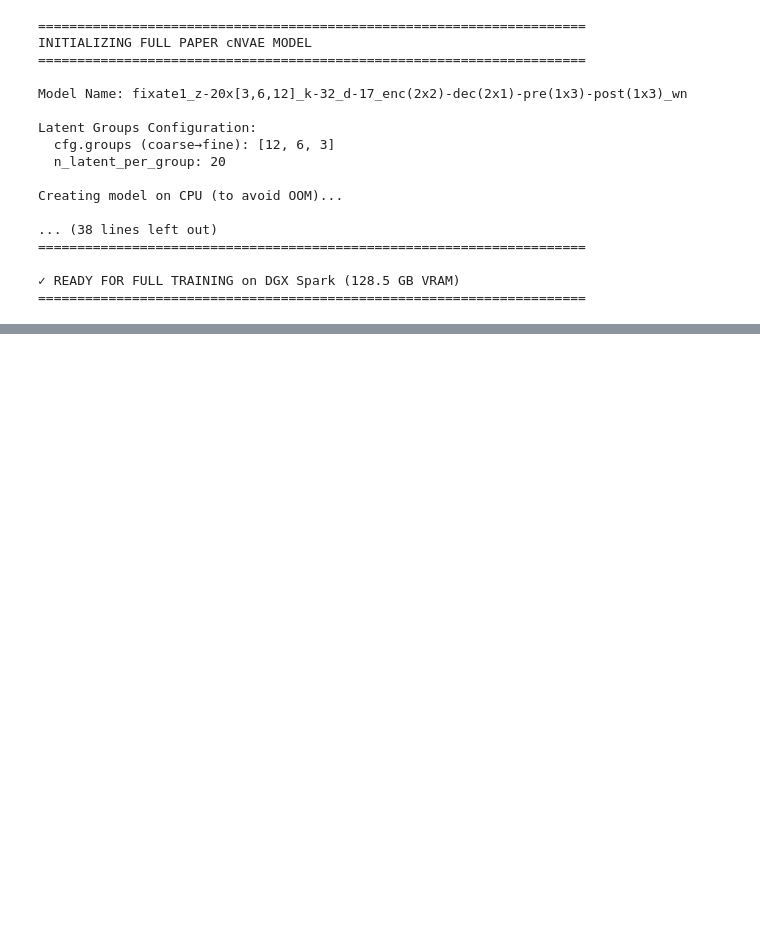
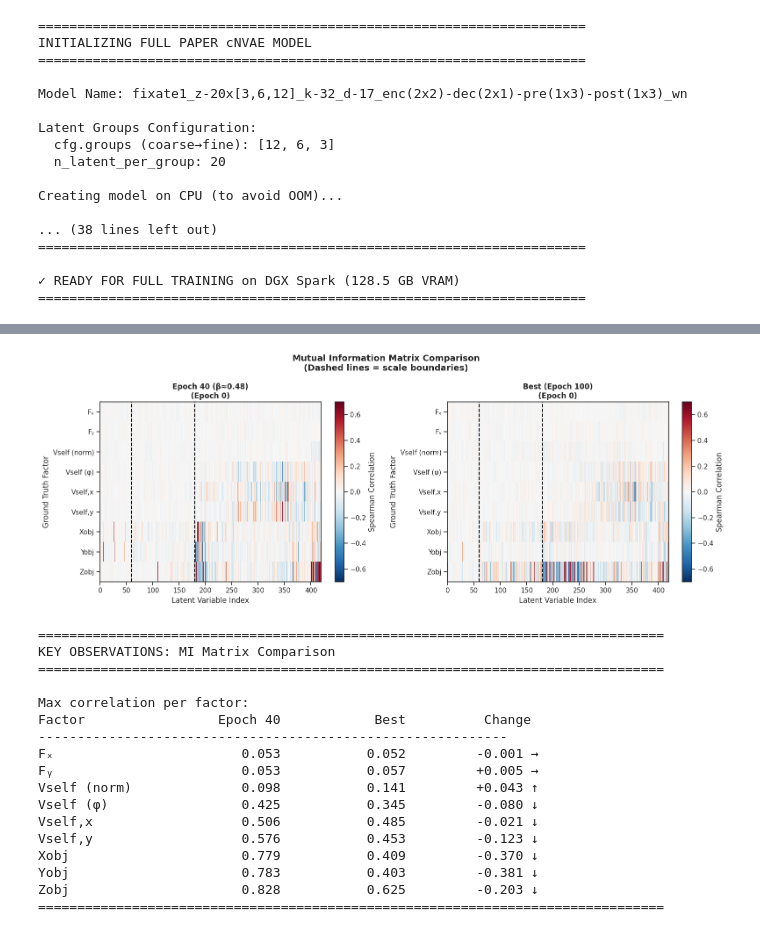
Before and after one commit to mikeibrahim/ROFL-cNVAE, a Jupyter notebook: cnvae.ipynb, the cells around one changed output, grey strips where cells are left out. Cells and saved outputs as stored; diff of their text form; code cells hidden in the pictures; blank space fills up the shorter version.

```diff
--- a/cnvae.ipynb
+++ b/cnvae.ipynb
@@ -2232,8 +2394,12 @@ From the paper:
 • Early stopping: Not used (trained full 160 epochs)
 """)
 
-print(f"\nCheckpoint Directory: {save_dir}")
-checkpoints = list_checkpoints(cfg_vae.name())
+print(f"\nCheckpoint Directory: {checkpoint_dir}")
+checkpoints = list(checkpoint_dir.glob(f'{MODEL_NAME}*.pt'))
+print(f"\nAvailable checkpoints:")
+for ckpt in sorted(checkpoints):
+    size_mb = ckpt.stat().st_size / (1024**2)
+    print(f"  • {ckpt.name} ({size_mb:.1f} MB)")
 print(f"\nTotal checkpoints: {len(checkpoints)}")
 
 # Comparison with minimal GPU model
@@ -2440,0 +2977,63 @@ Checkpoint path: /Users/mike/berkeley/rctn/ROFL-cNVAE/models/fixate1_z-2x[2,2,3]
+# %%
+# ============================================================================
+# COMPARISON VISUALIZATION 2: MI Matrix Comparison
+# ============================================================================
+
+fig, axes = plt.subplots(1, 2, figsize=(16, 6))
+
+for ci, ckpt_name in enumerate(ckpt_names):
+    ax = axes[ci]
+    corr = results[ckpt_name]['corr_matrix']
+
+    im = ax.imshow(corr.T, aspect='auto', cmap='RdBu_r', vmin=-0.7, vmax=0.7)
+
+    # Add scale boundaries
+    for info in scale_info[:-1]:
+        ax.axvline(x=info['end_idx'] - 0.5, color='black', linestyle='--', linewidth=1.5)
+
+    ax.set_xlabel('Latent Variable Index')
+    ax.set_ylabel('Ground Truth Factor')
+    ax.set_yticks(range(len(factor_display)))
+    ax.set_yticklabels(factor_display)
+    ax.set_title(f'{ckpt_name}\n(Epoch {results[ckpt_name]["epoch"]})', fontweight='bold')
+
+    plt.colorbar(im, ax=ax, label='Spearman Correlation')
+
+plt.suptitle('Mutual Information Matrix Comparison\n(Dashed lines = scale boundaries)',
+             fontsize=14, fontweight='bold')
+plt.tight_layout()
+plt.show()
+
+# Print key differences
+print("\n" + "="*80)
+print("KEY OBSERVATIONS: MI Matrix Comparison")
+print("="*80)
+print("\nMax correlation per factor:")
+print(f"{'Factor':<15} {'Epoch 40':>15} {'Best':>15} {'Change':>15}")
+print("-"*60)
+for j, fname in enumerate(factor_display):
+    c1 = np.abs(results[ckpt_names[0]]['corr_matrix'][:, j]).max()
+    c2 = np.abs(results[ckpt_names[1]]['corr_matrix'][:, j]).max()
+    change = c2 - c1
+    arrow = "↑" if change > 0.02 else ("↓" if change < -0.02 else "→")
+    print(f"{fname:<15} {c1:>15.3f} {c2:>15.3f} {change:>+14.3f} {arrow}")
+print("="*80)
+# %% [output]
+[figure, added]
+================================================================================
+KEY OBSERVATIONS: MI Matrix Comparison
+================================================================================
+
+Max correlation per factor:
+Factor                 Epoch 40            Best          Change
+------------------------------------------------------------
+Fₓ                        0.053           0.052         -0.001 →
+Fᵧ                        0.053           0.057         +0.005 →
+Vself (norm)              0.098           0.141         +0.043 ↑
+Vself (φ)                 0.425           0.345         -0.080 ↓
+Vself,x                   0.506           0.485         -0.021 ↓
+Vself,y                   0.576           0.453         -0.123 ↓
+Xobj                      0.779           0.409         -0.370 ↓
+Yobj                      0.783           0.403         -0.381 ↓
+Zobj                      0.828           0.625         -0.203 ↓
+================================================================================
```
Also changed, not shown: parts of 20 cells of this notebook, 2 other files.
